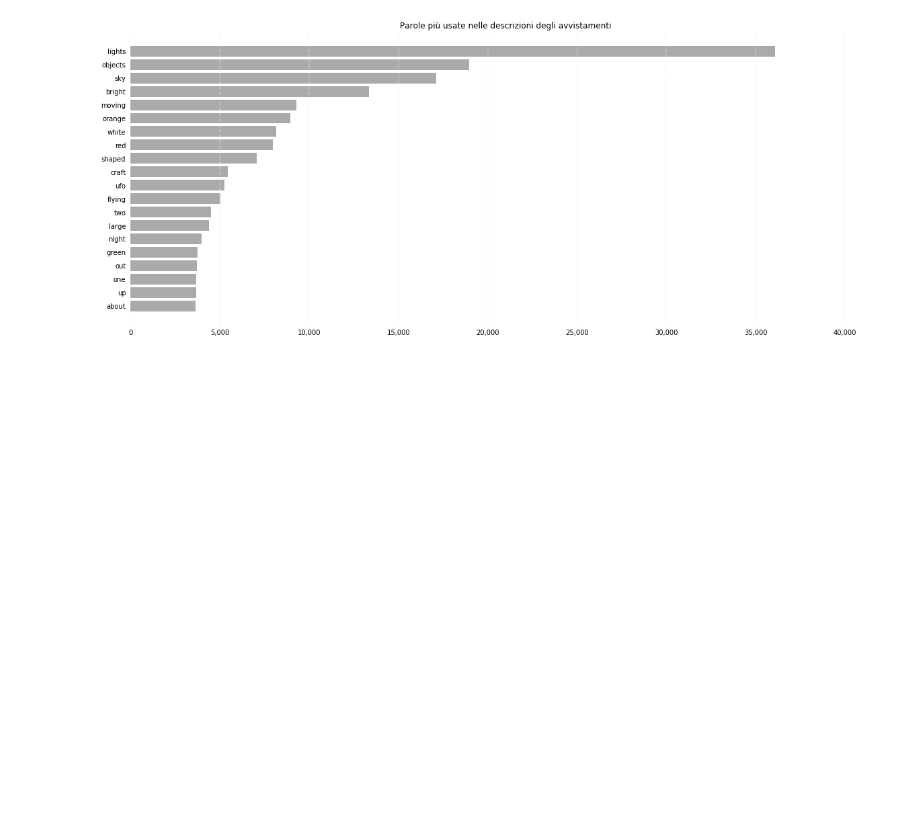
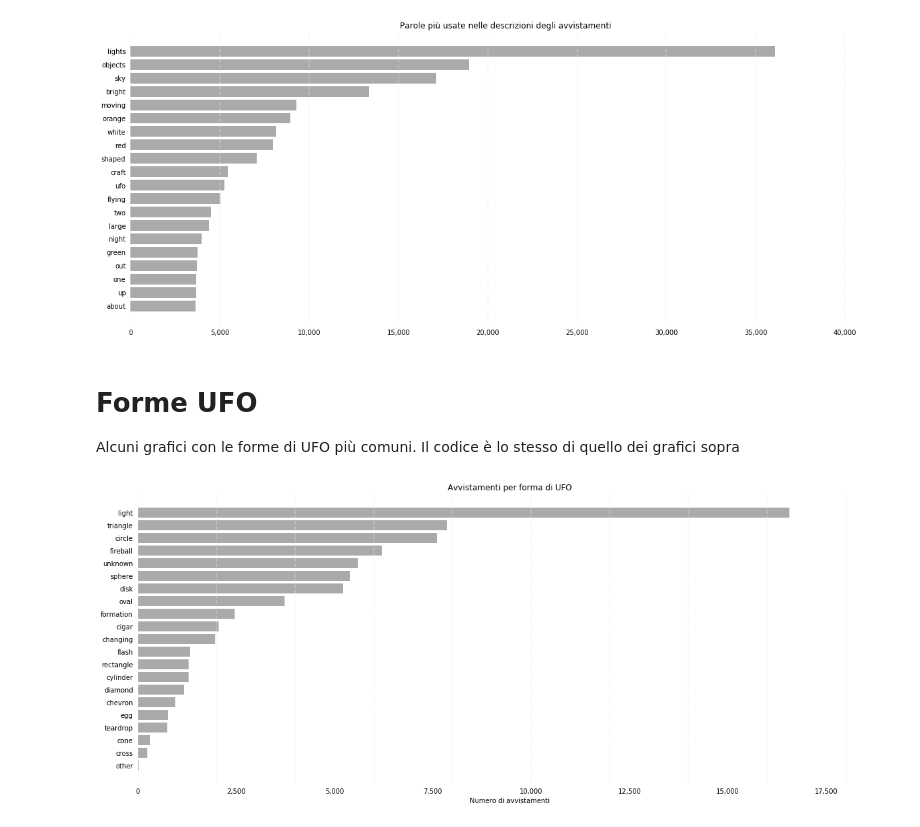
Before and after one commit to mrkct/scivis-progetto, a Jupyter notebook: ufo.ipynb, the cells around one changed output. Drawn from its saved outputs; the diff is of its cells as text; code cells hidden in the pictures; blank space fills up the shorter version.

```diff
--- a/ufo.ipynb
+++ b/ufo.ipynb
@@ -624,3 +691,44 @@ plt.savefig(f'{OUT_FOLDER}/FrequenzaParole/BarChar_Orizzontale.png')
 plt.show()
 # %% [output]
 [figure]
+# %% [markdown]
+# Forme UFO
+Alcuni grafici con le forme di UFO più comuni. Il codice è lo stesso di quello dei grafici sopra
+# %%
+shape_counts = data['shape'].value_counts()
+# Sommiamo tutti i valori con < 10 casi in un unico 'other'
+small_values = shape_counts[shape_counts < 10]
+total = sum(small_values)
+shape_counts = shape_counts.drop(index=small_values.index)
+shape_counts['other'] = total
+shape_counts = shape_counts.sort_values(ascending=False)
+# %%
+fig, ax = plt.subplots(figsize=FIGURE_SIZE)
+
+shape_bars = ax.barh(shape_counts.index, shape_counts.values, color='#aaaaaa')
+
+ax.set_title('Avvistamenti per forma di UFO')
+ax.set_xlabel('Numero di avvistamenti')
+
+for spine in ['left', 'right', 'top', 'bottom']:
+    ax.spines[spine].set_visible(False)
+ax.invert_yaxis()
+ax.xaxis.set_major_formatter(StrMethodFormatter('{x:,g}'))
+ax.tick_params(
+    axis="both",
+    which="both",
+    bottom=False,
+    top=False,
+    labelbottom=True,
+    left=False,
+    right=False,
+    labelleft=True
+)
+vals = ax.get_xticks()
+for tick in vals:
+    ax.axvline(x=tick, linestyle='dashed', alpha=0.4, color='#eeeeee', zorder=1)
+
+plt.savefig(f'{OUT_FOLDER}/AvvistamentiPerForma/AvvistamentiPerForma.png')
+plt.show()
+# %% [output]
+[figure, added]
```
Also changed, not shown: parts of 14 cells of this notebook, 3 other files.
